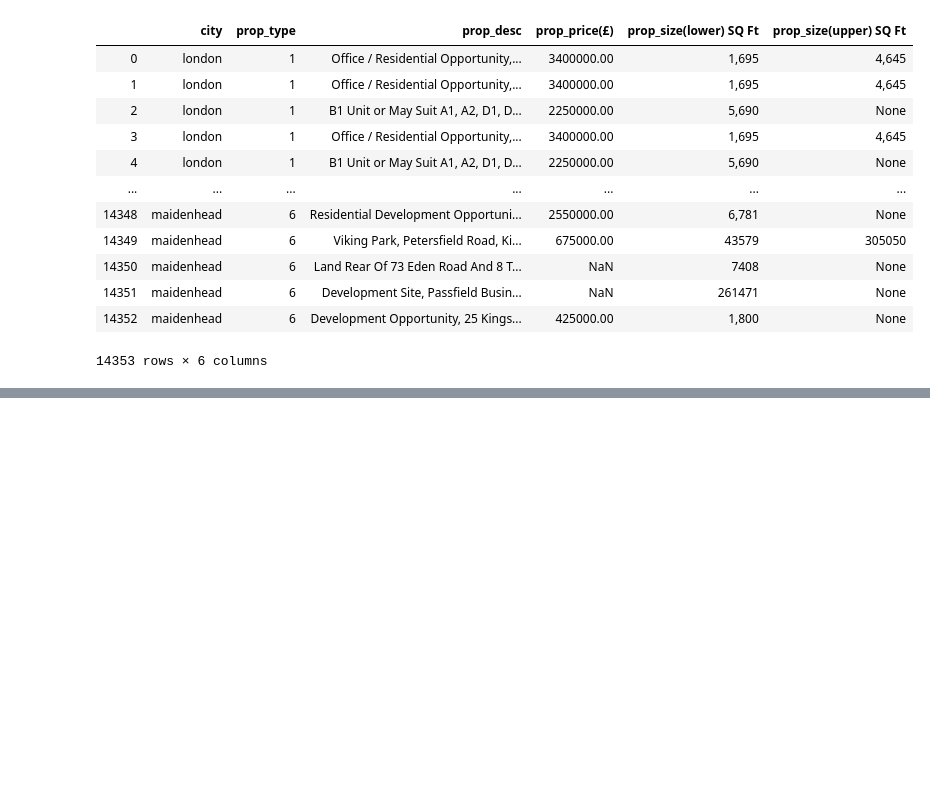
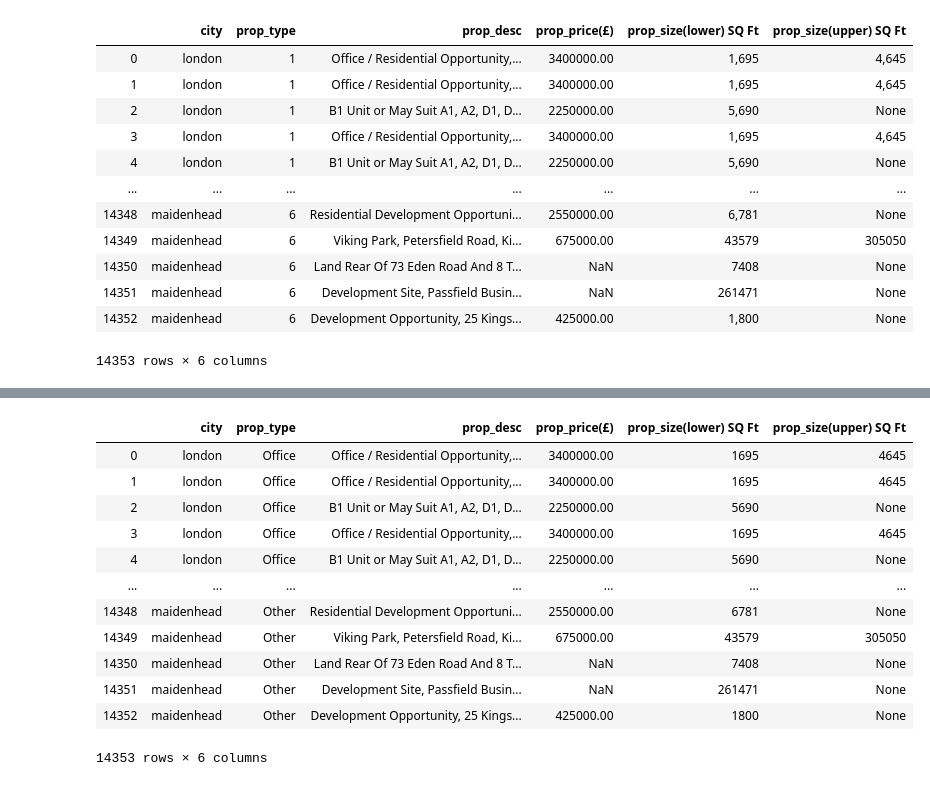
Before and after one commit to iasad1/search-scraper, a Jupyter notebook: cleaning.ipynb, the cells around one changed output, grey strips where cells are left out. Cells and saved outputs as stored; diff of their text form; code cells hidden in the pictures; blank space fills up the shorter version.

```diff
--- a/cleaning.ipynb
+++ b/cleaning.ipynb
@@ -156,0 +180,16 @@ df_preclean
+# %%
+df_preclean_final
+# %% [output]
+|  | city | prop_type | prop_desc | prop_price(£) | prop_size(lower) SQ Ft | prop_size(upper) SQ Ft |
+| 0 | london | Office | Office / Residential Opportunity,... | 3400000.00 | 1695 | 4645 |
+| 1 | london | Office | Office / Residential Opportunity,... | 3400000.00 | 1695 | 4645 |
+| 2 | london | Office | B1 Unit or May Suit A1, A2, D1, D... | 2250000.00 | 5690 | None |
+| 3 | london | Office | Office / Residential Opportunity,... | 3400000.00 | 1695 | 4645 |
+| 4 | london | Office | B1 Unit or May Suit A1, A2, D1, D... | 2250000.00 | 5690 | None |
+| ... | ... | ... | ... | ... | ... | ... |
+| 14348 | maidenhead | Other | Residential Development Opportuni... | 2550000.00 | 6781 | None |
+| 14349 | maidenhead | Other | Viking Park, Petersfield Road, Ki... | 675000.00 | 43579 | 305050 |
+| 14350 | maidenhead | Other | Land Rear Of 73 Eden Road And 8 T... | NaN | 7408 | None |
+| 14351 | maidenhead | Other | Development Site, Passfield Busin... | NaN | 261471 | None |
+| 14352 | maidenhead | Other | Development Opportunity, 25 Kings... | 425000.00 | 1800 | None |
+14353 rows × 6 columns
```
Also changed, not shown: parts of 5 cells of this notebook, 2 other files.
